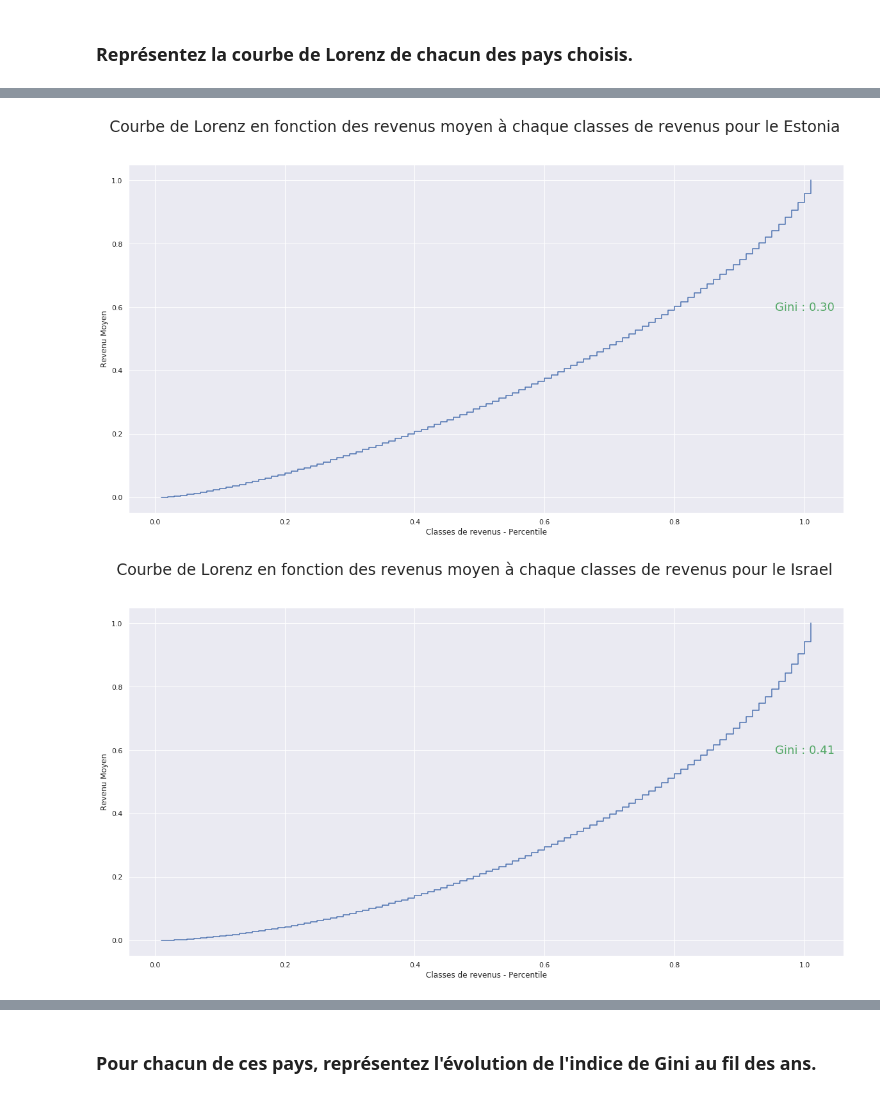
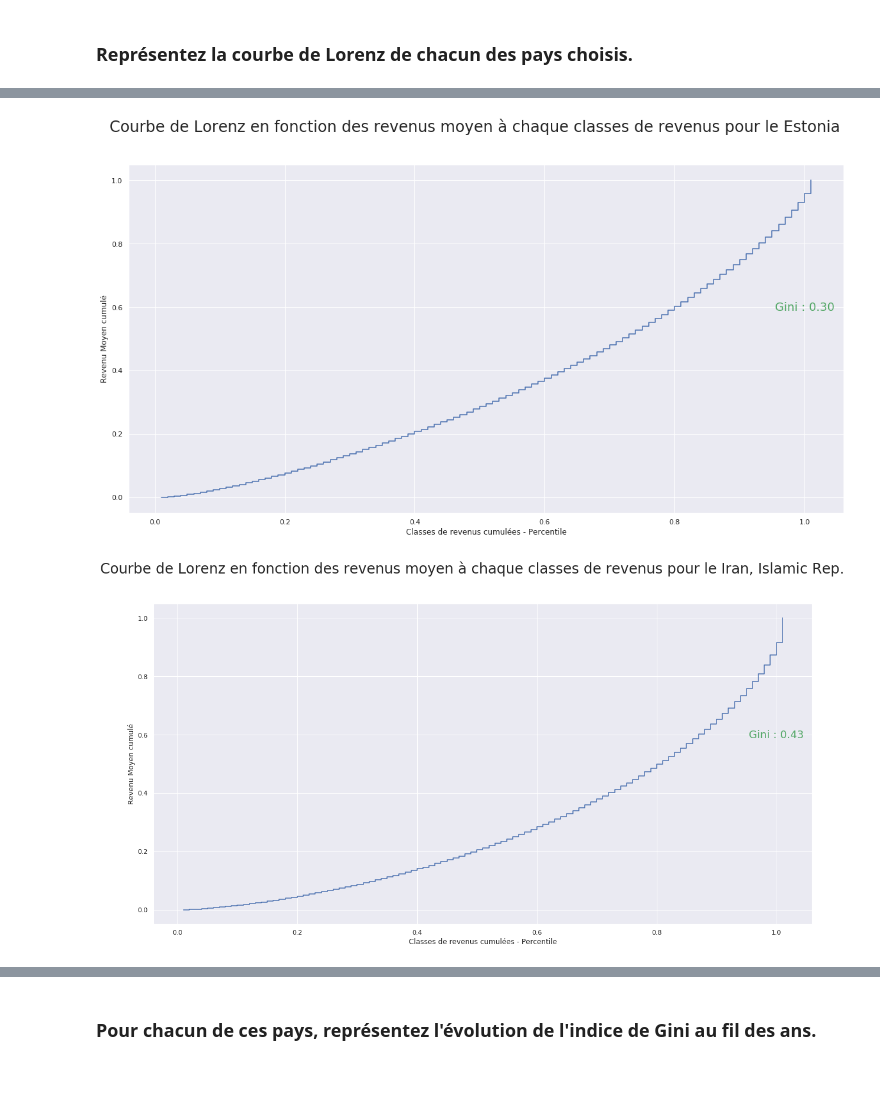
Before and after one commit to FranckDELRUE/FranckDELRUE-OCR-Project-7-DAn-Python, a Jupyter notebook: P7_01_Notebook.ipynb, the cells around one changed output, grey strips where cells are left out. Saved outputs shown, nothing was run; the diff lists cells and outputs as text; code cells hidden in the pictures.

```diff
--- a/P7_01_Notebook.ipynb
+++ b/P7_01_Notebook.ipynb
@@ -102,3 +139,21 @@ df = df[~(df['year_survey'].isna())]
+# %%
+N_Europe = ['Iceland']
+Europe = ['Armenia', 'Azerbaijan', 'Bulgaria', 'Estonia', 'Georgia', 'Hungary', 'Moldova', 'Montenegro', 'Poland',
+          'Serbia', 'Ukraine']
+Asia = ['Bhutan', 'Indonesia', 'Iran, Islamic Rep.', 'Iraq', 'Israel', 'Lao PDR', 'Sri Lanka', 'Philippines',
+       'Syrian Arab Republic', 'Thailand', 'Tajikistan', 'Turkey', 'Yemen, Rep.']
+Africa = ['Argentina', 'Burkina Faso', 'Central African Republic', "Cote d'Ivoire", 'Cameroon',
+          'Costa Rica', 'Dominican Republic', 'Fiji', 'Honduras', 'Liberia', 'Mexico', 'Mozambique',
+          'Mauritania', 'Niger', 'Nicaragua', 'Paraguay', 'Sudan', 'El Salvador', 'Eswatini', 'Uruguay', 'Venezuela, RB']
+# %%
+liste_pays = [N_Europe, Europe, Asia, Africa]
+liste_elas = [0.2, 0.4, 0.5, 0.66]
+
+liste = list(zip(liste_pays, liste_elas))
+# %%
+for liste_pays, elas in liste:
+    for pays in liste_pays:
+        df.loc[df['country name'] == pays, 'CoefElasticity'] = elas
 # %% [markdown]
 ## Mission 1
 # %% [markdown]
@@ -244,3 +304,20 @@ plt.show()
 [figure]
 # %% [markdown]
 ### Représentez la courbe de Lorenz de chacun des pays choisis.
+# %%
+fig, axes = plt.subplots(1, 1, figsize=(20, 10))
+fig.suptitle(f"Courbe de Lorenz en fonction des revenus moyen à chaque classes de revenus", fontsize= _FONTSIZETITLE_)
+
+axes.set_xlabel('Classes de revenus cumulées - Percentile')
+axes.set_ylabel('Revenu Moyen cumulé')
+
+for p in ['Luxembourg', 'Israel', 'China', 'Brazil']:
+    lorenz, n, gini = OCR.lorenz(pd.DataFrame(data=df[df['country name'] == p]['income']))
+
+    xaxis = np.linspace(1/n,1+1/n,n+1) #Il y a un segment de taille n pour chaque individu, plus 1 segment supplémentaire d'ordonnée 0. Le premier segment commence à 0-1/n, et le dernier termine à 1+1/n.
+
+    plt.plot(xaxis,lorenz,drawstyle='steps-post', label = f"{p} : {gini:0.2f}")
+    plt.legend(loc='upper left')
+
+plt.savefig('Images/lorenz.png')
+plt.show()
@@ -247,10 +326,10 @@ plt.show()
 # %%
-for p in pays:
+for p in ['Malawi', 'Nicaragua', 'Estonia', 'Iran, Islamic Rep.']:
     fig, axes = plt.subplots(1, 1, figsize=(20, 10))
     fig.suptitle(f"Courbe de Lorenz en fonction des revenus moyen à chaque classes de revenus pour le {p}", fontsize= _FONTSIZETITLE_)
 
-    axes.set_xlabel('Classes de revenus - Percentile')
-    axes.set_ylabel('Revenu Moyen')
+    axes.set_xlabel('Classes de revenus cumulées - Percentile')
+    axes.set_ylabel('Revenu Moyen cumulé')
 
     lorenz, n, gini = OCR.lorenz(pd.DataFrame(data=df[df['country name'] == p]['income']))
 
@@ -259,5 +338,5 @@ for p in pays:
     plt.plot(xaxis,lorenz,drawstyle='steps-post')
     plt.text(1, 0.6, f"Gini : {gini:0.2f}", {'color': 'C2', 'fontsize': 18}, va="center", ha="center")
 
-    plt.show()
+plt.show()
 # %% [output]
@@ -266,2 +345,2 @@ for p in pays:
-[figure, old version]
+[figure, new version]
-[figure, old version]
+[figure, new version]
```
Also changed, not shown: parts of 55 cells of this notebook, 11 other files.
